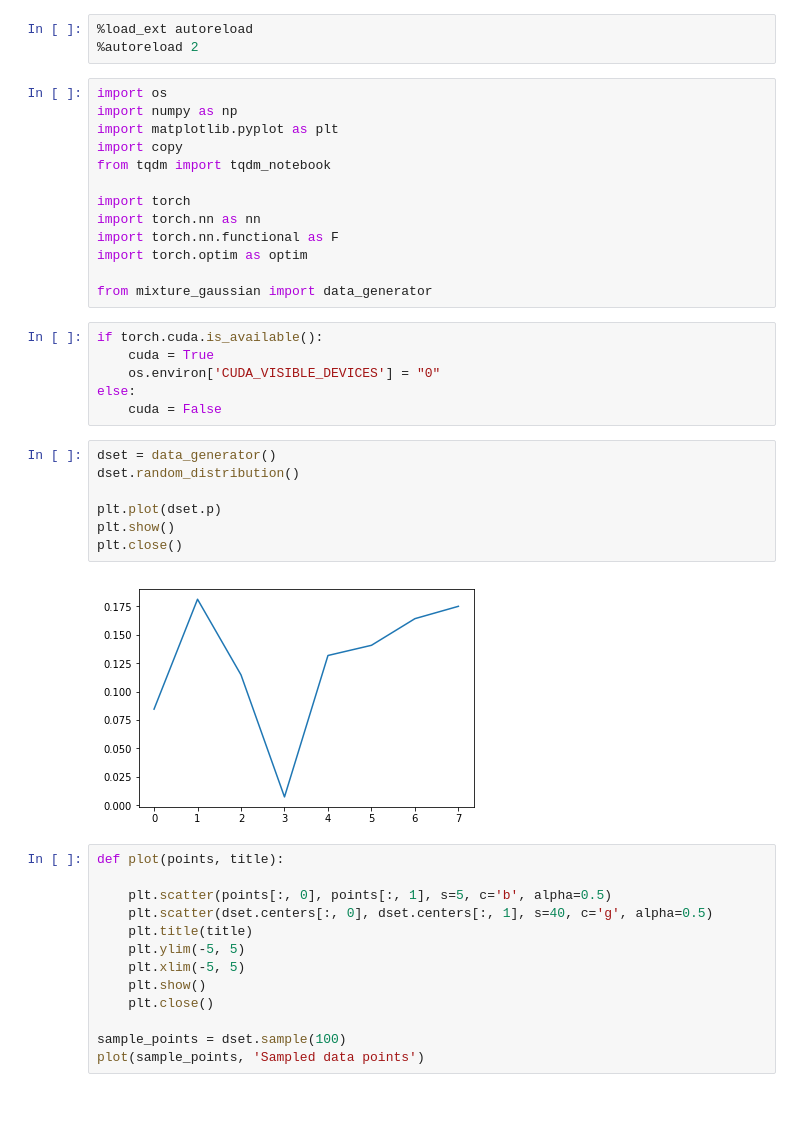
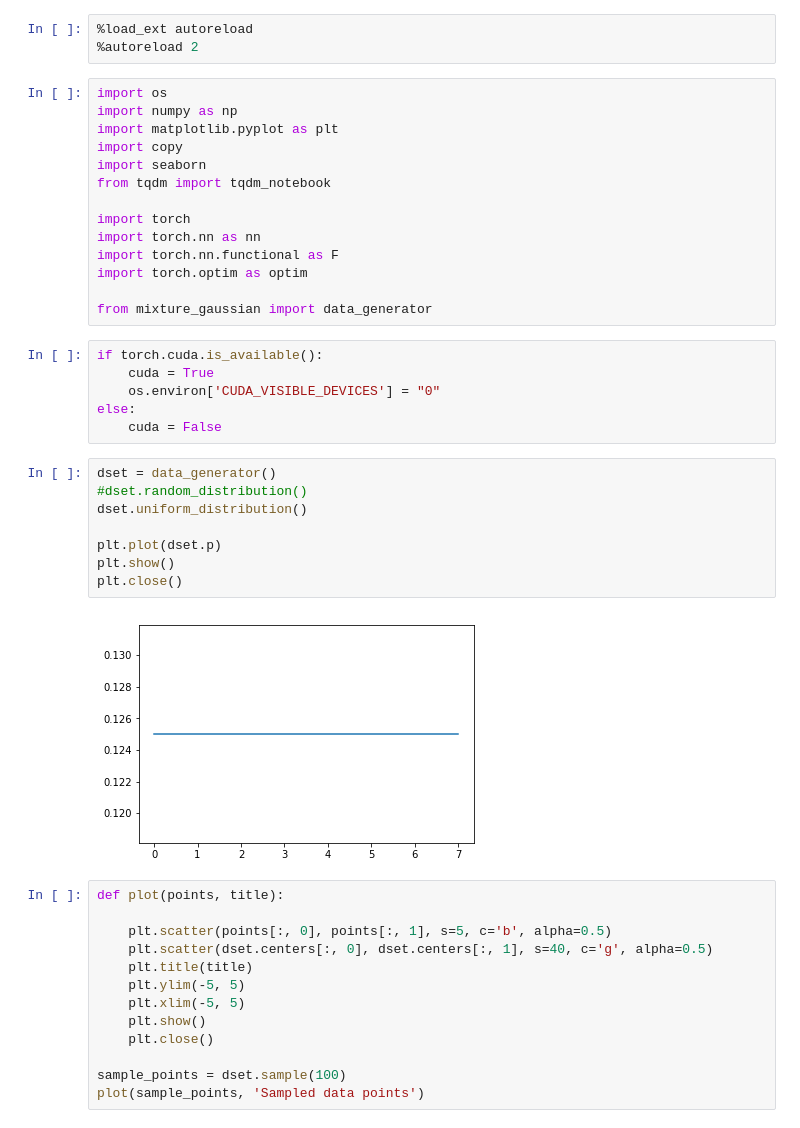
Before and after one commit to andrewliao11/unrolled-gans, a Jupyter notebook: unrolled_gan.ipynb, the cells around one changed output. Cells and saved outputs as stored; diff of their text form.

```diff
--- a/unrolled_gan.ipynb
+++ b/unrolled_gan.ipynb
@@ -6,6 +6,7 @@ import os
 import numpy as np
 import matplotlib.pyplot as plt
 import copy
+import seaborn
 from tqdm import tqdm_notebook
 
 import torch
@@ -22,13 +23,14 @@ else:
     cuda = False
 # %%
 dset = data_generator()
-dset.random_distribution()
+#dset.random_distribution()
+dset.uniform_distribution()
 
 plt.plot(dset.p)
 plt.show()
 plt.close()
 # %% [output]
-[figure, old version]
+[figure, new version]
 # %%
 def plot(points, title):
 
```
Also changed, not shown: parts of 6 cells of this notebook, 1 other file.
